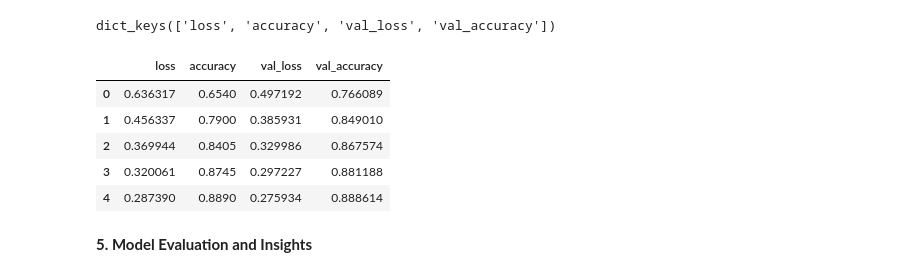
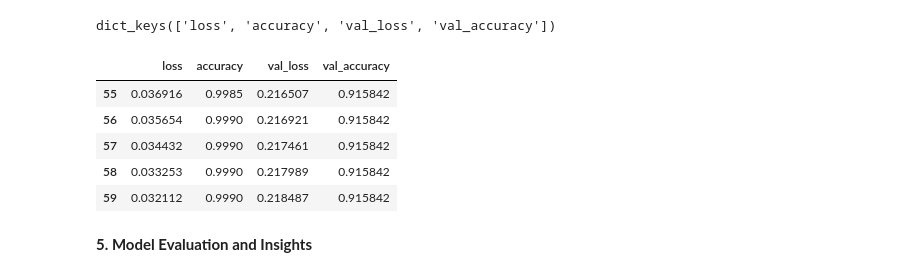
Before and after one commit to lazy-wolf/TME_6017, a Jupyter notebook: Assignment_2.ipynb, the cells around one changed output. Drawn from its saved outputs; the diff is of its cells as text; code cells hidden in the pictures.

```diff
--- a/Assignment_2.ipynb
+++ b/Assignment_2.ipynb
@@ -163,7 +165,7 @@ model = tf.keras.Sequential(
         kaggle_model_backbone,
         tf.keras.layers.Dense(256, activation="relu"),
         tf.keras.layers.Dense(128, activation="relu"),
-        tf.keras.layers.Dense(1, activation="sigmoid")
+        tf.keras.layers.Dense(2, activation="softmax")
     ]
 )
 # %%
@@ -193,7 +195,7 @@ _________________________________________________________________
 # %%
 model.compile(
     optimizer=tf.keras.optimizers.Adam(1e-5),  # Low learning rate
-    loss=tf.keras.losses.BinaryCrossentropy(),
+    loss=tf.keras.losses.SparseCategoricalCrossentropy(),
     metrics=["accuracy"],
 )
 # %% [markdown]
@@ -226,14 +228,14 @@ history.history.keys()
 dict_keys(['loss', 'accuracy', 'val_loss', 'val_accuracy'])
 # %%
 history_mobilenet_v2= pd.DataFrame(history.history)
-history_mobilenet_v2.head()
+history_mobilenet_v2.tail()
 # %% [output]
 |  | loss | accuracy | val_loss | val_accuracy |
-| 0 | 0.636317 | 0.6540 | 0.497192 | 0.766089 |
-| 1 | 0.456337 | 0.7900 | 0.385931 | 0.849010 |
-| 2 | 0.369944 | 0.8405 | 0.329986 | 0.867574 |
-| 3 | 0.320061 | 0.8745 | 0.297227 | 0.881188 |
-| 4 | 0.287390 | 0.8890 | 0.275934 | 0.888614 |
+| 55 | 0.036916 | 0.9985 | 0.216507 | 0.915842 |
+| 56 | 0.035654 | 0.9990 | 0.216921 | 0.915842 |
+| 57 | 0.034432 | 0.9990 | 0.217461 | 0.915842 |
+| 58 | 0.033253 | 0.9990 | 0.217989 | 0.915842 |
+| 59 | 0.032112 | 0.9990 | 0.218487 | 0.915842 |
 # %% [markdown]
 **5. Model Evaluation and Insights**
 # %% [markdown]
```
Also changed, not shown: parts of 13 cells of this notebook.
